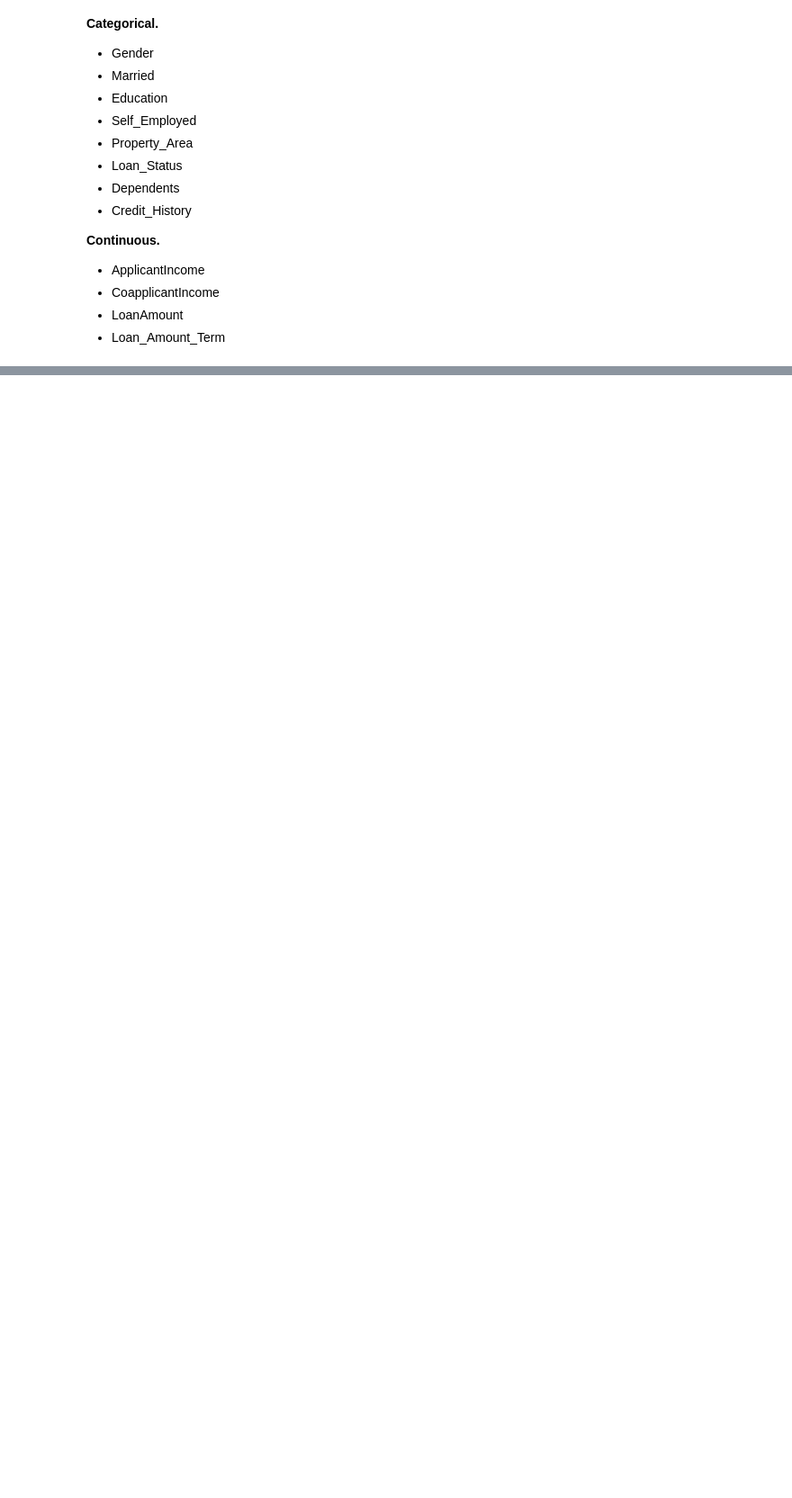
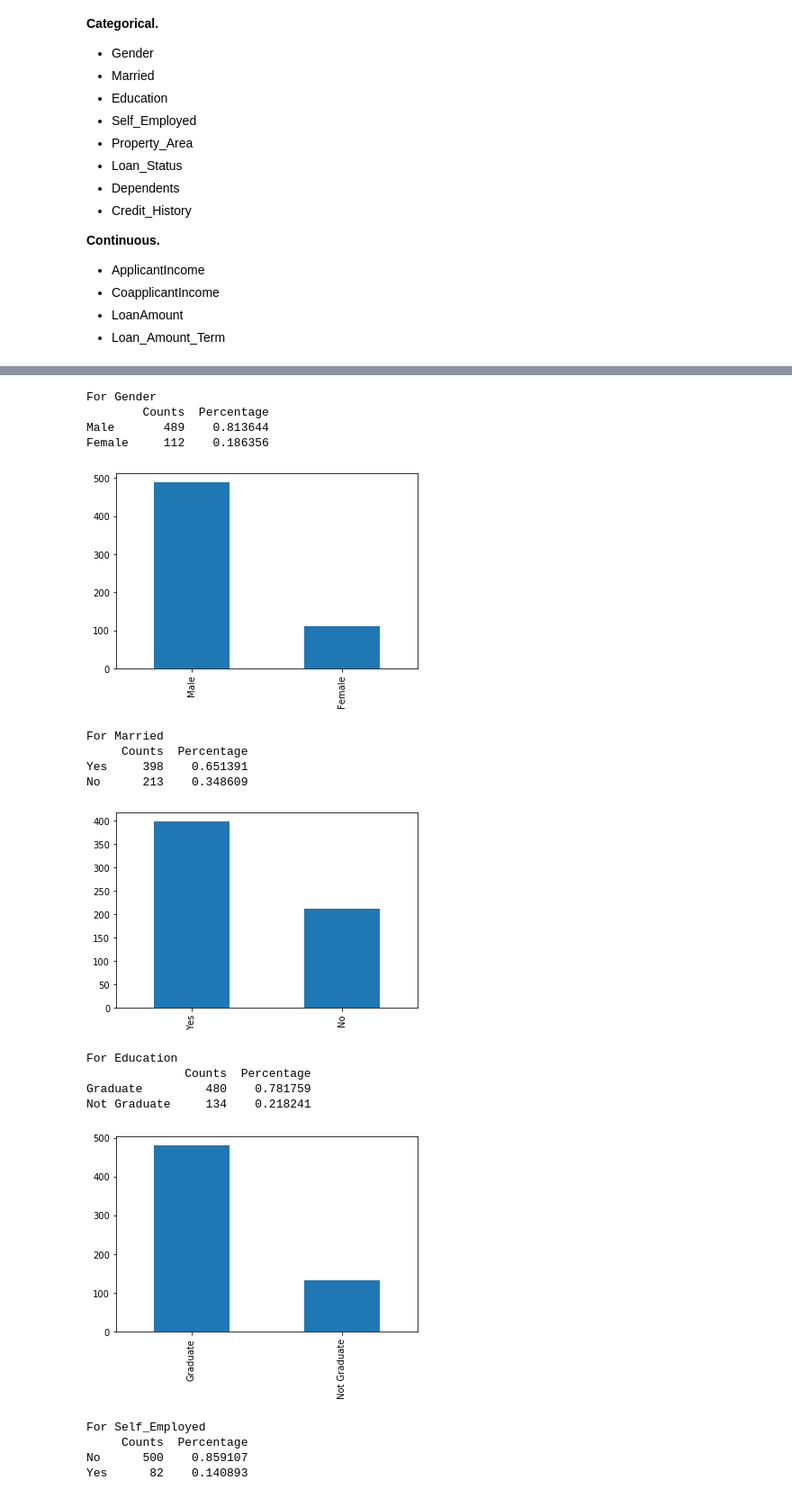
Before and after one commit to ibacaraujo/learning-path-data-scientist, a Jupyter notebook: loan_prediction.ipynb, the cells around one changed output, grey strips where cells are left out. Shown: that part at 90% size. Saved outputs shown, nothing was run; the diff lists cells and outputs as text; code cells hidden in the pictures; blank space fills up the shorter version.

```diff
--- a/loan_prediction.ipynb
+++ b/loan_prediction.ipynb
@@ -120,0 +171,24 @@ Index(['Loan_ID', 'Gender', 'Married', 'Dependents', 'Education',
+# %%
+for variable in categorical_variables:
+    print(f'For {variable}')
+    analyze_categorical(variable, train)
+# %% [output]
+For Gender
+        Counts  Percentage
+Male       489    0.813644
+Female     112    0.186356
+[figure, added]
+For Married
+     Counts  Percentage
+Yes     398    0.651391
+No      213    0.348609
+[figure, added]
+For Education
+              Counts  Percentage
+Graduate         480    0.781759
+Not Graduate     134    0.218241
+[figure, added]
+For Self_Employed
+     Counts  Percentage
+No      500    0.859107
+Yes      82    0.140893
```
Also changed, not shown: parts of 10 cells of this notebook.
